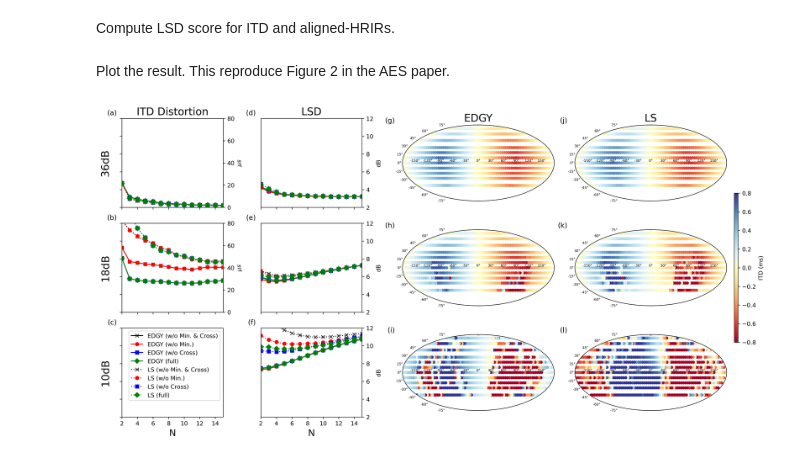
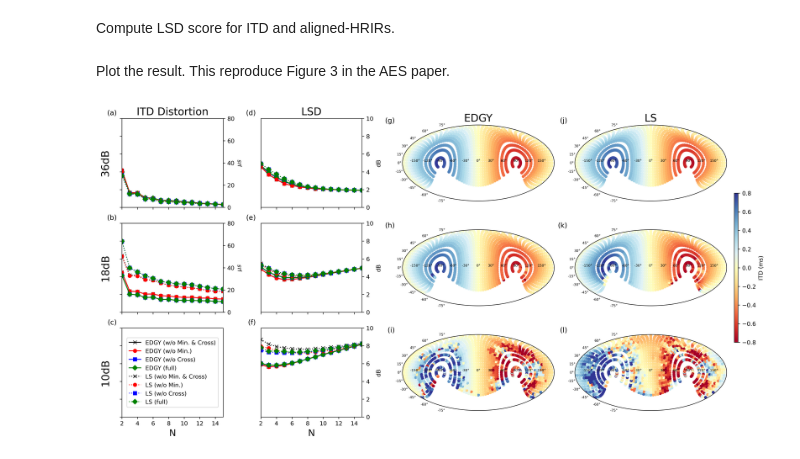
Before and after one commit to yoyololicon/hrtf-ilp, a Jupyter notebook: noise-robust.ipynb, the cells around one changed output. Cells and saved outputs as stored; diff of their text form; code cells hidden in the pictures.

```diff
--- a/noise-robust.ipynb
+++ b/noise-robust.ipynb
@@ -58,7 +58,7 @@ def calculate_noise_scaler(signal_power, noise_power, target_snr):
 # %% [markdown]
 Prepare HRTF data and loss calculation functions.
 # %%
-sofa_file = "KEMAR_Knowl_EarSim_SmallEars_FreeFieldComp_44kHz.sofa"
+sofa_file = "subject_003.sofa"
 hrir_data = sfa.io.read_SOFA_file(sofa_file)
 
 sr = hrir_data.l.fs
@@ -174,7 +174,7 @@ lsd_losses = reduce(
     ),
 )
 # %% [markdown]
-Plot the result. This reproduce Figure 2 in the AES paper.
+Plot the result. This reproduce Figure 3 in the AES paper.
 # %%
 # fig, ax = plt.subplots(2, len(target_snrs), figsize=(10, 6), sharey="row", sharex="all", dpi=300)
 fig = plt.figure(figsize=(16, 8), dpi=300, layout="constrained")
@@ -284,33 +284,34 @@ plot_sphere_simple = partial(
     plot_sphere2, az=az, col=col, vmin=vmin, vmax=vmax, dotsize=18
 )
 
 for r, c in product(range(len(target_snrs)), range(2)):
     v = itds[f"{['edgelist', 'l2'][c]}_{target_snrs[r]}_True_True"]
     im = plot_sphere_simple(axes[r][c + 2], v=v * 1e3)
 
 cbar = fig.colorbar(
     cm.ScalarMappable(cmap="RdYlBu", norm=cm.colors.Normalize(vmin=vmin, vmax=vmax)),
     ax=[x[-1] for x in axes],
     orientation="vertical",
     # fraction=0.03,
     # pad=0.03,
     aspect=40,
     shrink=0.5,
     location="right",
     label="ITD (ms)",
 )
 
 
 for r in range(len(target_snrs)):
     axes[r][0].set_ylim([0, 80])
-    axes[r][1].set_ylim([2, 12])
+    axes[r][1].set_ylim([0, 10])
+    # axes[r][1].set_ylim([2, 12])
     axes[r][0].set_xlim([2, 15])
     axes[r][1].set_xlim([2, 15])
 
-axes[-1][0].legend()
+axes[-1][0].legend(loc="center")
 axes[-1][0].set_axis_off()
 
 # plt.tight_layout()
 plt.show()
 # %% [output]
-[figure, old version]
+[figure, new version]
```
Also changed, not shown: parts of 2 cells of this notebook.
